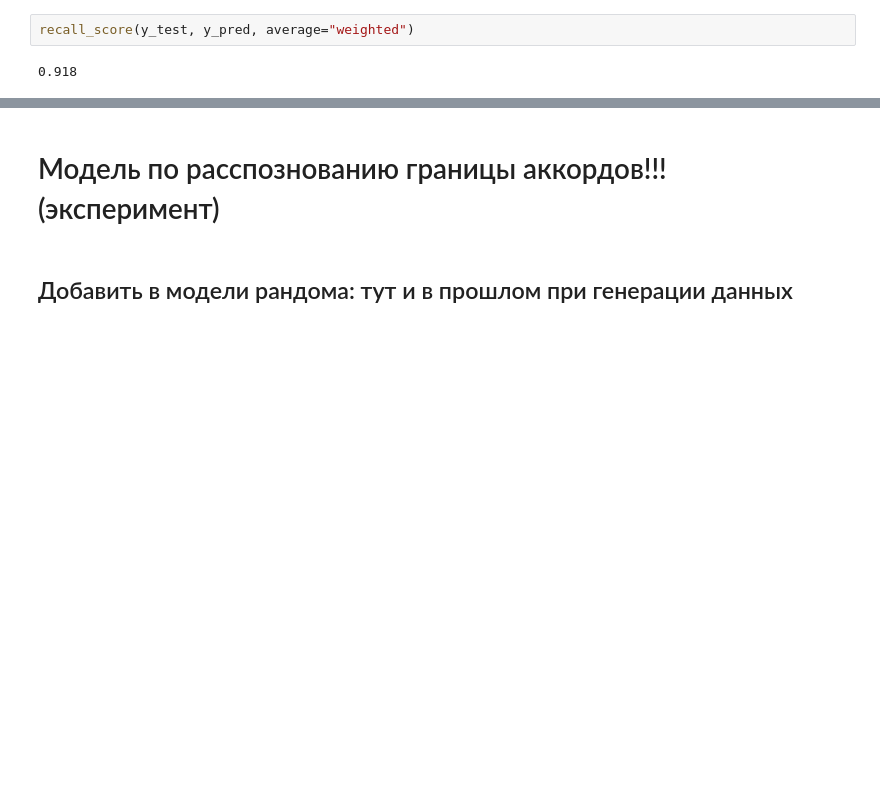
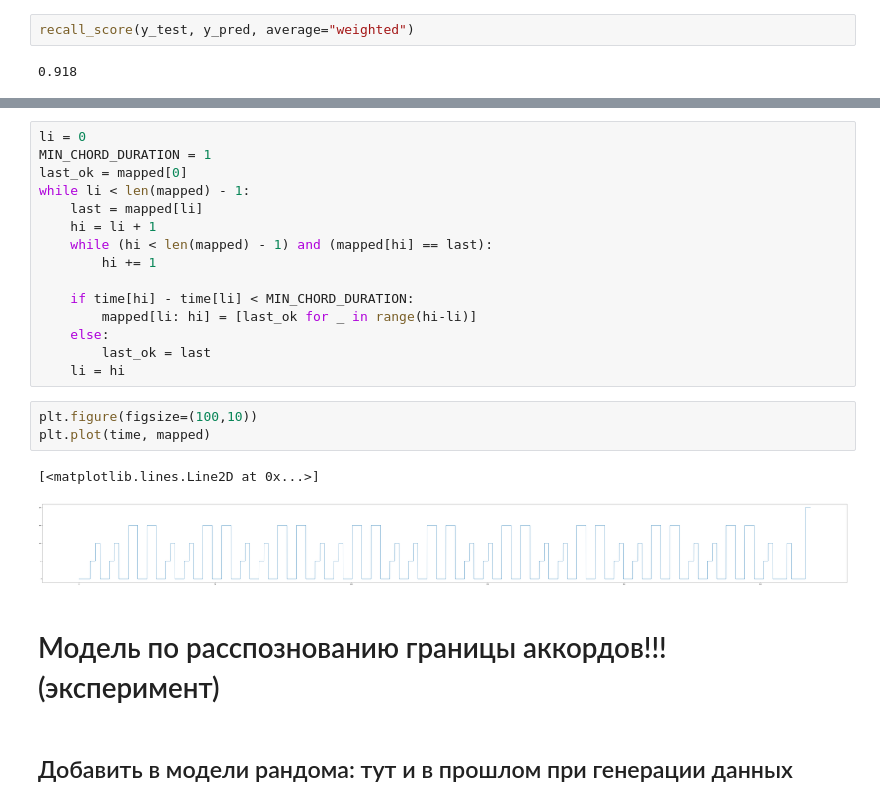
Before and after one commit to Abvbobko/chords_recognition, a Jupyter notebook: chords_recognition.ipynb, the cells around one changed output, grey strips where cells are left out. Cells and saved outputs as stored; diff of their text form; blank space fills up the shorter version.

```diff
--- a/chords_recognition.ipynb
+++ b/chords_recognition.ipynb
@@ -445,3 +440,24 @@ f
+# %%
+li = 0
+MIN_CHORD_DURATION = 1
+last_ok = mapped[0]
+while li < len(mapped) - 1:
+    last = mapped[li]
+    hi = li + 1
+    while (hi < len(mapped) - 1) and (mapped[hi] == last):
+        hi += 1
+
+    if time[hi] - time[li] < MIN_CHORD_DURATION:
+        mapped[li: hi] = [last_ok for _ in range(hi-li)]
+    else:
+        last_ok = last
+    li = hi
+# %%
+plt.figure(figsize=(100,10))
+plt.plot(time, mapped)
+# %% [output]
+[<matplotlib.lines.Line2D at 0x...>]
+[figure, added]
 # %% [markdown]
 # Модель по расспознованию границы аккордов!!! (эксперимент)
 # %% [markdown]
```
Also changed, not shown: parts of 47 cells of this notebook.
